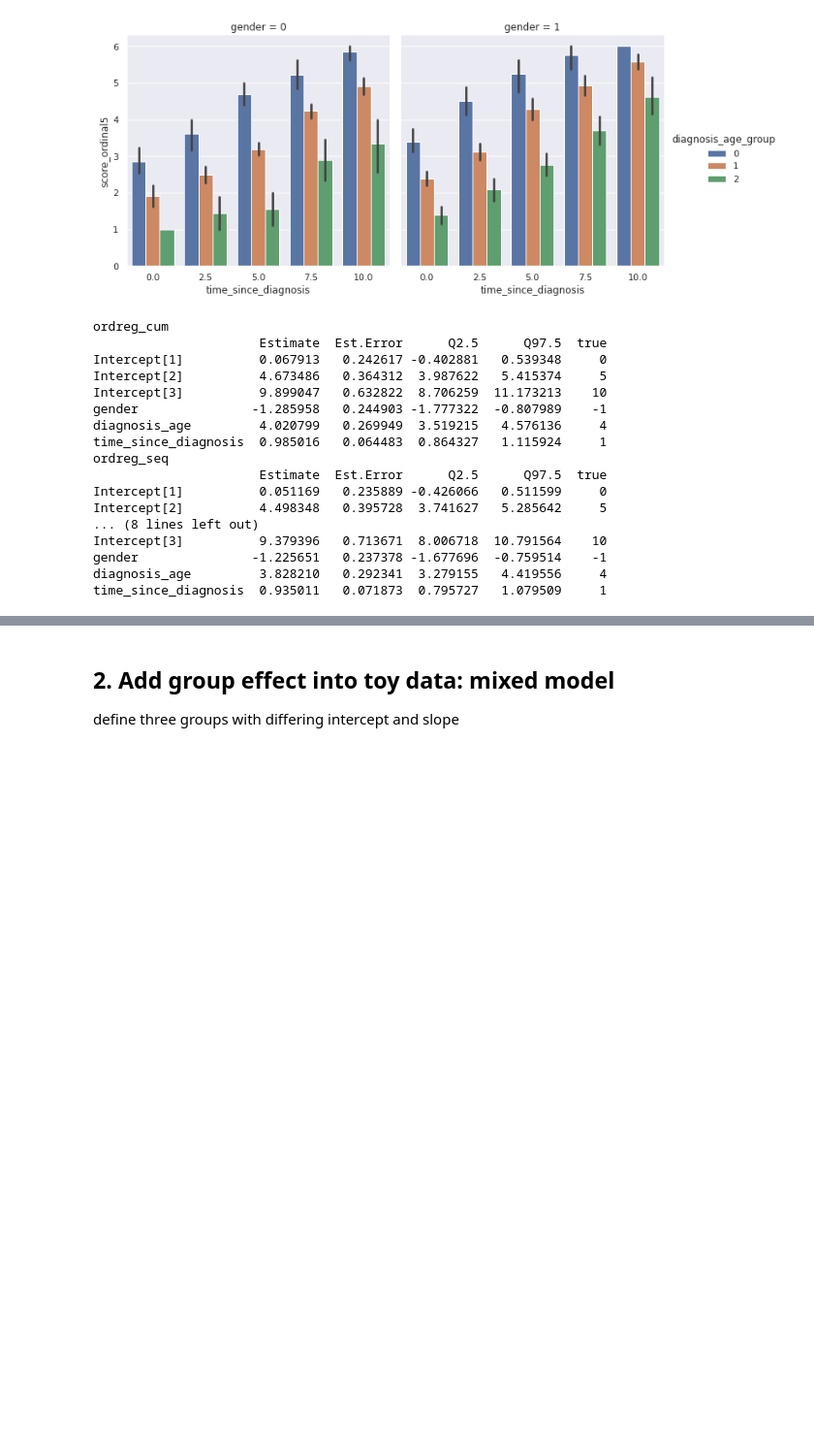
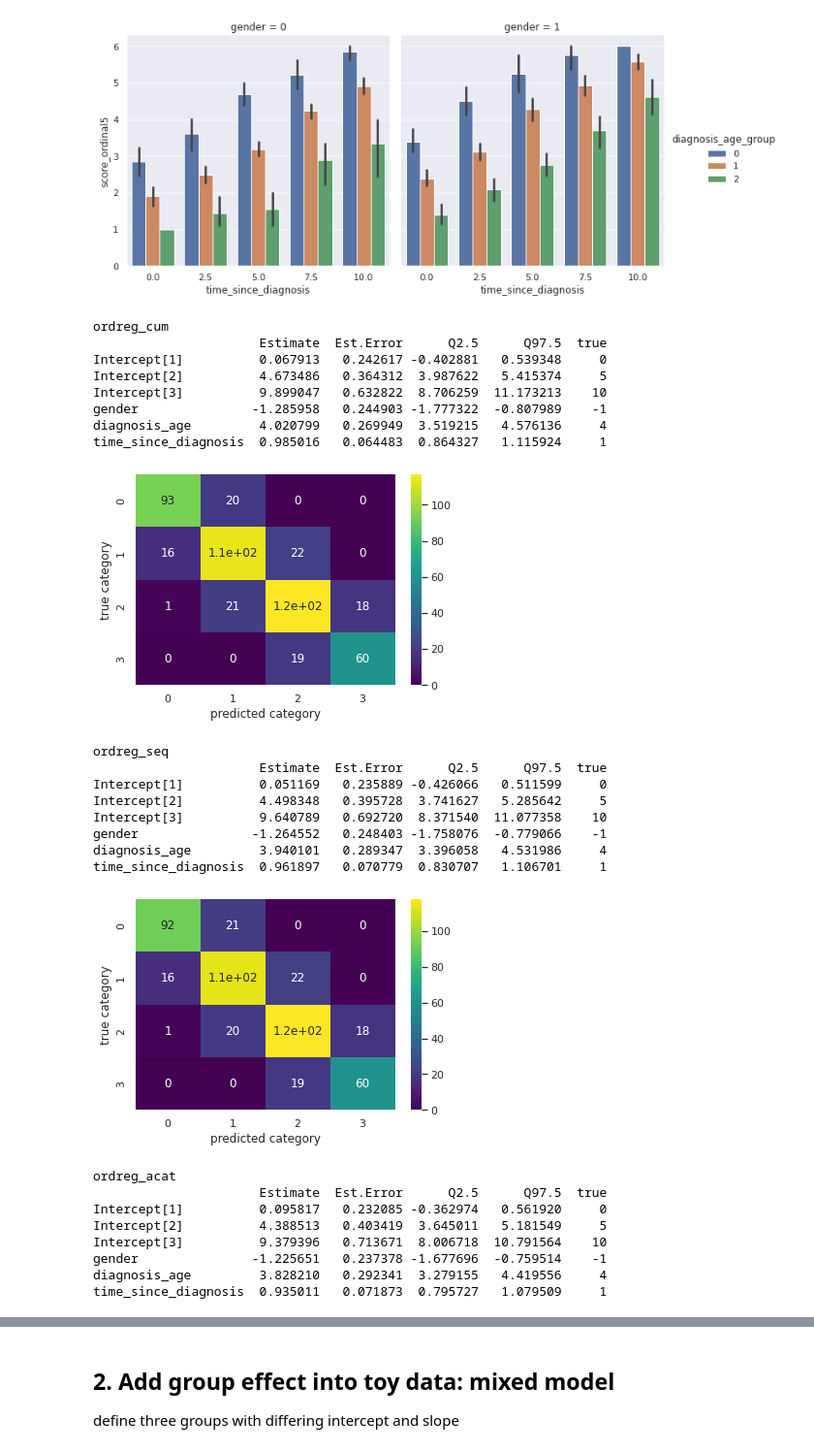
Before and after one commit to aschalkamp/tutorials, a Jupyter notebook: brms/toy_example.ipynb, the cells around one changed output, grey strips where cells are left out. Shown: that part at 97% size. Cells and saved outputs as stored; diff of their text form; code cells hidden in the pictures; blank space fills up the shorter version.

```diff
--- a/brms/toy_example.ipynb
+++ b/brms/toy_example.ipynb
@@ -71,33 +71,49 @@ for si,score in enumerate(data_toy.filter(regex='score').columns):
 # %%
 # now fit model in other notebook in R
 # load model
 models = ['ordreg_cum','ordreg_seq','ordreg_acat']
 statistics = pd.DataFrame(columns=['MAE','MSE','R2'],index=models)
+conf_matrices = []
 for model in models:
     print(model)
     coef = pd.read_csv(f'models/{model}/fixef.csv',index_col=0)
-    pred = pd.read_csv(f'models/{model}/pred.csv',index_col=0)
+    pred = pd.read_csv(f'models/{model}/pred.csv')
     data = data_toy.merge(pred,right_index=True,left_index=True)
-    data['score_ordinal3_pred'] = data.filter(regex='P').idxmax(axis=1).str.extract('(\d+)')
+    data['score_ordinal3_pred'] = data.filter(regex='P').idxmax(axis=1).str.extract('(\d+)').astype(int)
     for metric,func in zip(statistics.columns,[metrics.mean_absolute_error,metrics.mean_squared_error,metrics.r2_score]):
         statistics.loc[model,metric] = func(data['score_ordinal3'],data['score_ordinal3_pred'])
     coef['true'] = np.hstack([0,5,10,-1,4,1])
     print(coef)
+    conf = metrics.confusion_matrix(data['score_ordinal3'],data['score_ordinal3_pred'])
+    fig = plt.figure(figsize=(6,4))
+    ax = sns.heatmap(conf,cmap='viridis',annot=True)
+    ax.set_xlabel('predicted category')
+    ax.set_ylabel('true category')
+    plt.show()
 # %% [output]
 ordreg_cum
                       Estimate  Est.Error      Q2.5      Q97.5  true
 Intercept[1]          0.067913   0.242617 -0.402881   0.539348     0
 Intercept[2]          4.673486   0.364312  3.987622   5.415374     5
 Intercept[3]          9.899047   0.632822  8.706259  11.173213    10
 gender               -1.285958   0.244903 -1.777322  -0.807989    -1
 diagnosis_age         4.020799   0.269949  3.519215   4.576136     4
 time_since_diagnosis  0.985016   0.064483  0.864327   1.115924     1
-ordreg_seq
-                      Estimate  Est.Error      Q2.5      Q97.5  true
-Intercept[1]          0.051169   0.235889 -0.426066   0.511599     0
-Intercept[2]          4.498348   0.395728  3.741627   5.285642     5
-... (8 lines left out)
-Intercept[3]          9.379396   0.713671  8.006718  10.791564    10
-gender               -1.225651   0.237378 -1.677696  -0.759514    -1
-diagnosis_age         3.828210   0.292341  3.279155   4.419556     4
-time_since_diagnosis  0.935011   0.071873  0.795727   1.079509     1
+[figure, added]
+ordreg_seq
+                      Estimate  Est.Error      Q2.5      Q97.5  true
+Intercept[1]          0.051169   0.235889 -0.426066   0.511599     0
+Intercept[2]          4.498348   0.395728  3.741627   5.285642     5
+Intercept[3]          9.640789   0.692720  8.371540  11.077358    10
+gender               -1.264552   0.248403 -1.758076  -0.779066    -1
+diagnosis_age         3.940101   0.289347  3.396058   4.531986     4
+time_since_diagnosis  0.961897   0.070779  0.830707   1.106701     1
+[figure, added]
+ordreg_acat
+                      Estimate  Est.Error      Q2.5      Q97.5  true
+Intercept[1]          0.095817   0.232085 -0.362974   0.561920     0
+Intercept[2]          4.388513   0.403419  3.645011   5.181549     5
+Intercept[3]          9.379396   0.713671  8.006718  10.791564    10
+gender               -1.225651   0.237378 -1.677696  -0.759514    -1
+diagnosis_age         3.828210   0.292341  3.279155   4.419556     4
+time_since_diagnosis  0.935011   0.071873  0.795727   1.079509     1
```
Also changed, not shown: parts of 6 cells of this notebook.
